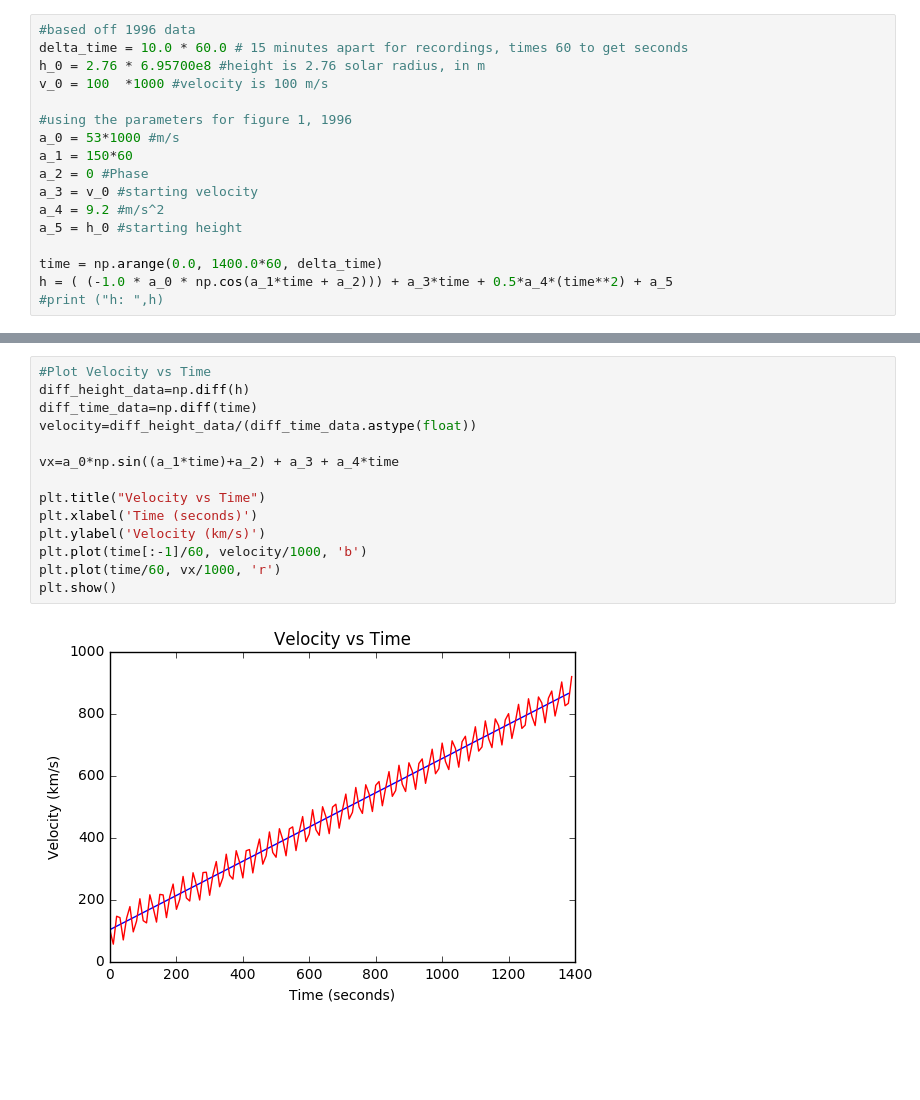
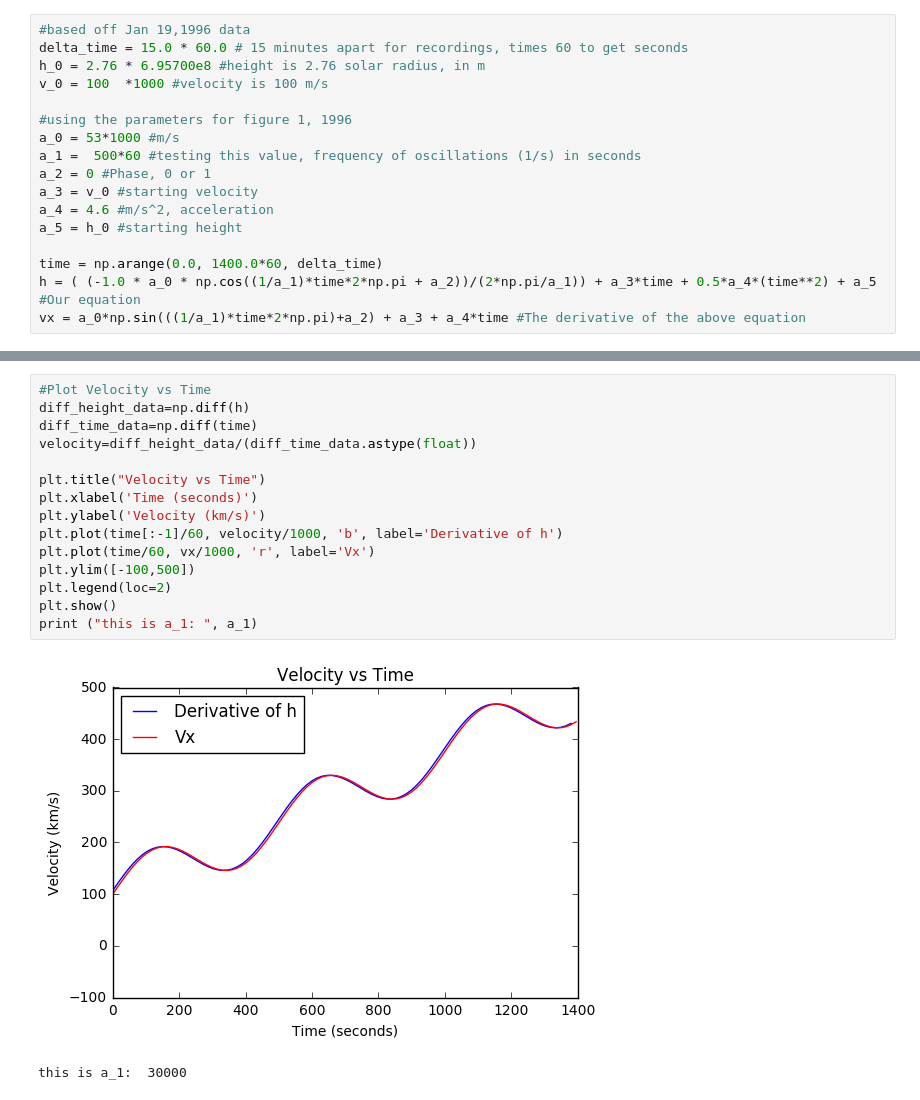
Before and after one commit to speerbetsy/analyzing_cme_speed, a Jupyter notebook: notebooks/fake_data_sinusoidal_function.ipynb, the cells around one changed output, grey strips where cells are left out. Cells and saved outputs as stored; diff of their text form; blank space fills up the shorter version.

```diff
--- a/notebooks/fake_data_sinusoidal_function.ipynb
+++ b/notebooks/fake_data_sinusoidal_function.ipynb
@@ -7,20 +14,20 @@ import math
 # %%
-#based off 1996 data
-delta_time = 10.0 * 60.0 # 15 minutes apart for recordings, times 60 to get seconds
+#based off Jan 19,1996 data
+delta_time = 15.0 * 60.0 # 15 minutes apart for recordings, times 60 to get seconds
 h_0 = 2.76 * 6.95700e8 #height is 2.76 solar radius, in m
 v_0 = 100  *1000 #velocity is 100 m/s
 
 #using the parameters for figure 1, 1996
 a_0 = 53*1000 #m/s
-a_1 = 150*60
-a_2 = 0 #Phase
+a_1 =  500*60 #testing this value, frequency of oscillations (1/s) in seconds
+a_2 = 0 #Phase, 0 or 1
 a_3 = v_0 #starting velocity
-a_4 = 9.2 #m/s^2
+a_4 = 4.6 #m/s^2, acceleration
 a_5 = h_0 #starting height
 
 time = np.arange(0.0, 1400.0*60, delta_time)
-h = ( (-1.0 * a_0 * np.cos(a_1*time + a_2))) + a_3*time + 0.5*a_4*(time**2) + a_5
-#print ("h: ",h)
+h = ( (-1.0 * a_0 * np.cos((1/a_1)*time*2*np.pi + a_2))/(2*np.pi/a_1)) + a_3*time + 0.5*a_4*(time**2) + a_5 #Our equation
+vx = a_0*np.sin(((1/a_1)*time*2*np.pi)+a_2) + a_3 + a_4*time #The derivative of the above equation
 # %%
 plt.title("Height vs Time")
 plt.xlabel('Minutes')
@@ -32,16 +39,18 @@ plt.plot(time/60, h/6.95700e8)
 # %%
 #Plot Velocity vs Time
 diff_height_data=np.diff(h)
 diff_time_data=np.diff(time)
 velocity=diff_height_data/(diff_time_data.astype(float))
 
-vx=a_0*np.sin((a_1*time)+a_2) + a_3 + a_4*time
-
 plt.title("Velocity vs Time")
 plt.xlabel('Time (seconds)')
 plt.ylabel('Velocity (km/s)')
-plt.plot(time[:-1]/60, velocity/1000, 'b')
-plt.plot(time/60, vx/1000, 'r')
+plt.plot(time[:-1]/60, velocity/1000, 'b', label='Derivative of h')
+plt.plot(time/60, vx/1000, 'r', label='Vx')
+plt.ylim([-100,500])
+plt.legend(loc=2)
 plt.show()
+print ("this is a_1: ", a_1)
 # %% [output]
-[figure, old version]
+[figure, new version]
+this is a_1:  30000
```
Also changed, not shown: parts of 3 cells of this notebook, 2 other files.
